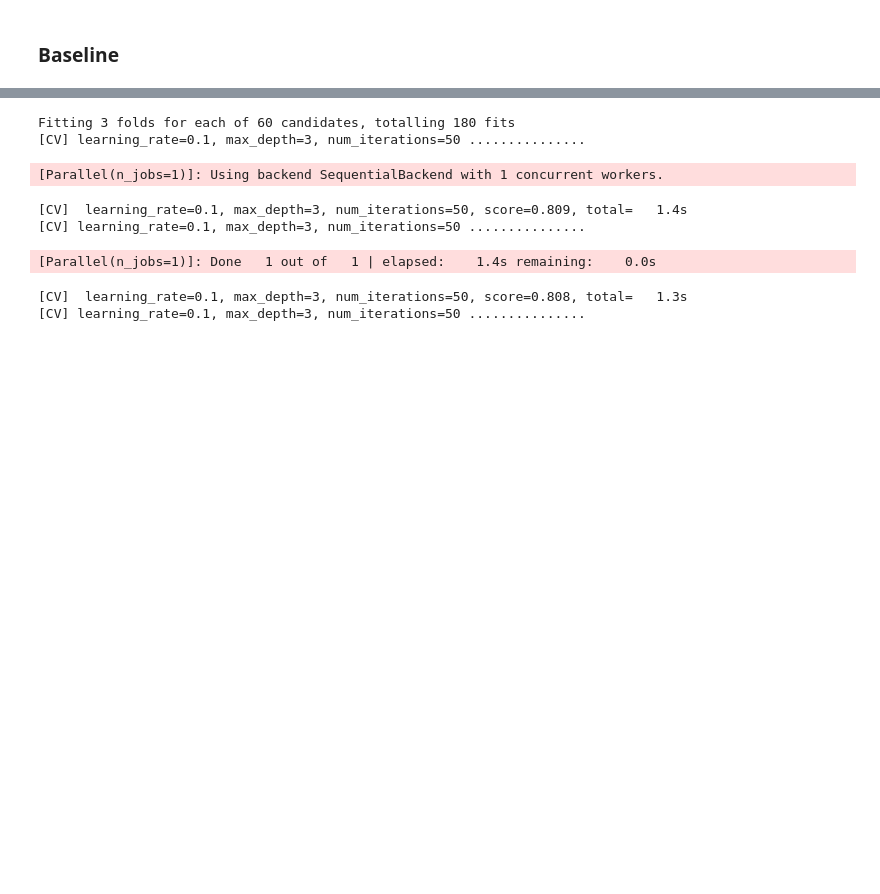
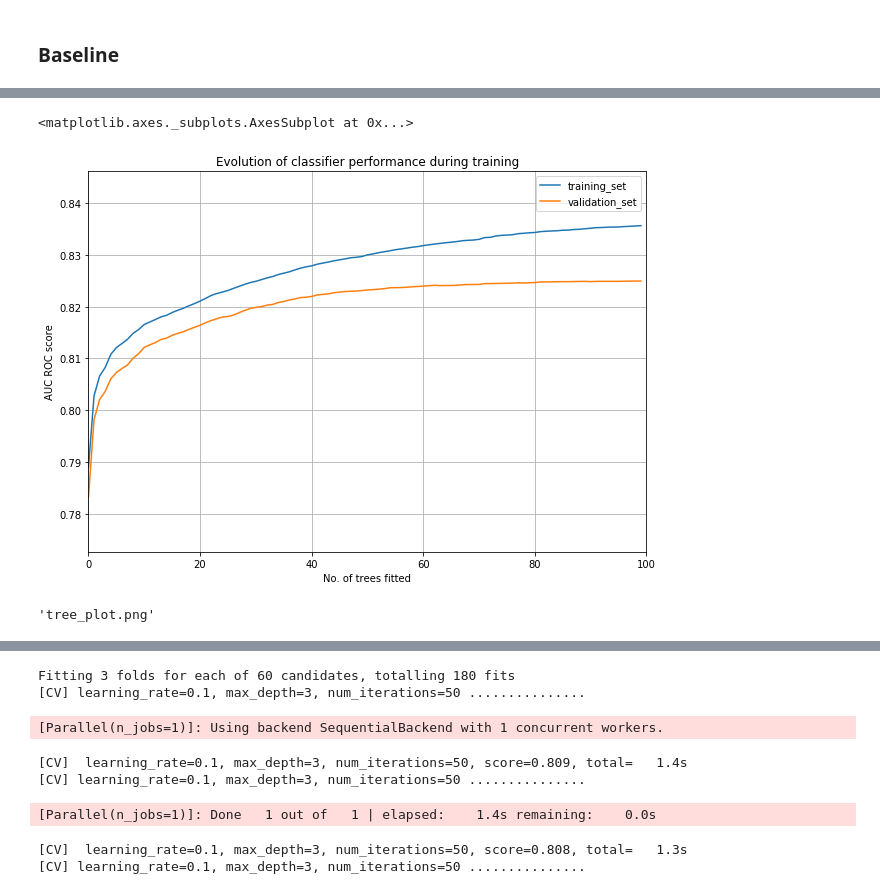
Before and after one commit to josedallavia/A-Machine-Learning-Approach-for-Optimization-of-Hospital-Bed-Utilization, a Jupyter notebook: experiments/extra_Features_model/Model-selection_lgbm_extrafeatures.ipynb, the cells around one changed output, grey strips where cells are left out. Saved outputs shown, nothing was run; the diff lists cells and outputs as text; code cells hidden in the pictures; blank space fills up the shorter version.

```diff
--- a/experiments/extra_Features_model/Model-selection_lgbm_extrafeatures.ipynb
+++ b/experiments/extra_Features_model/Model-selection_lgbm_extrafeatures.ipynb
@@ -106,0 +111,6 @@ relative overfitting:  0.013609525124045466
+# %%
+lgbm.plot_metric(lgbm_extra_features.classifier.evals_result, metric='auc',figsize=(10,7),
+                ylabel='AUC ROC score', xlabel='No. of trees fitted', title='Evolution of classifier performance during training')
+# %% [output]
+<matplotlib.axes._subplots.AxesSubplot at 0x...>
+[figure, added]
@@ -106,0 +120,4 @@ relative overfitting:  0.013609525124045466
+# %%
+tree_plot.view('tree_plot')
+# %% [output]
+'tree_plot.png'
```
Also changed, not shown: parts of 12 cells of this notebook, 2 other files.
